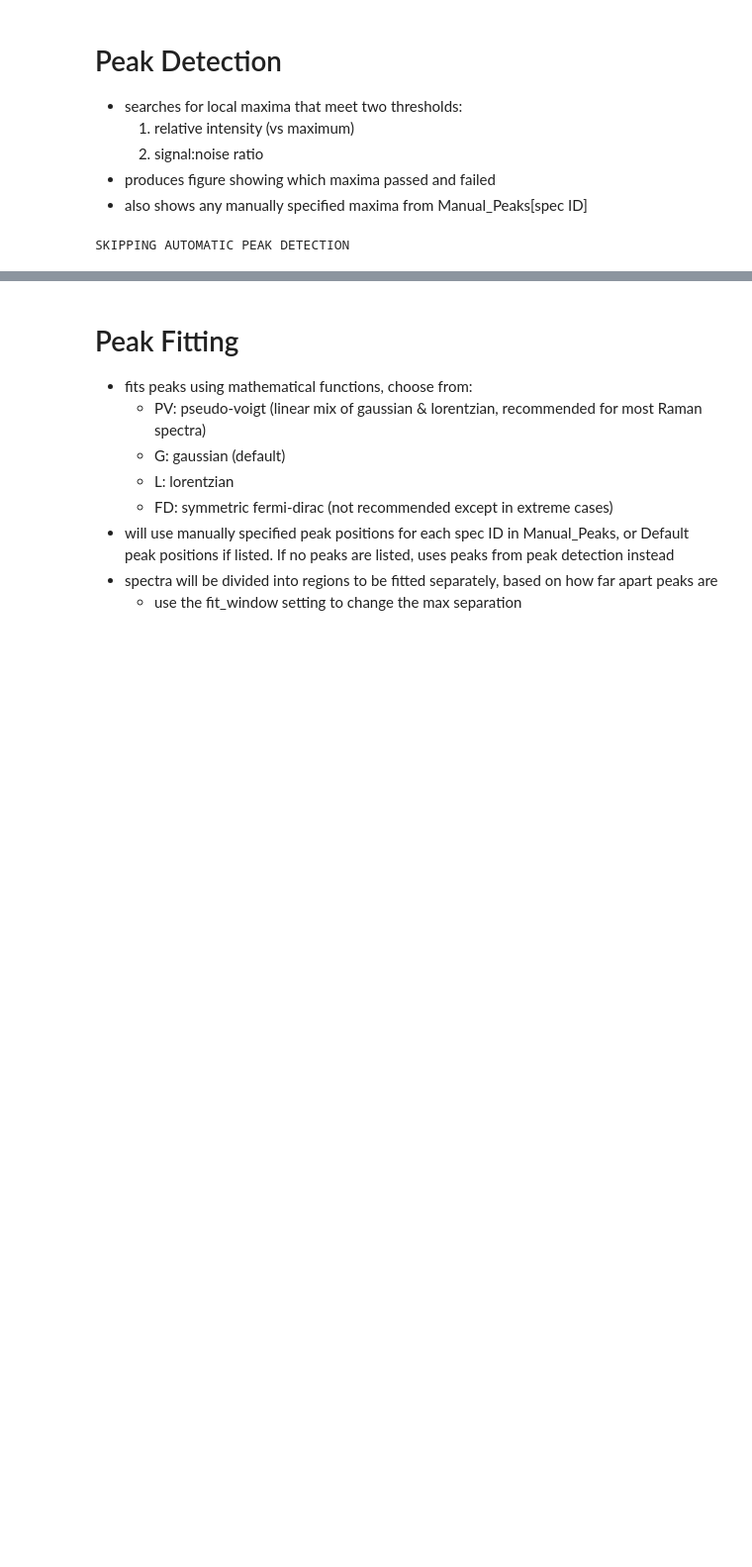
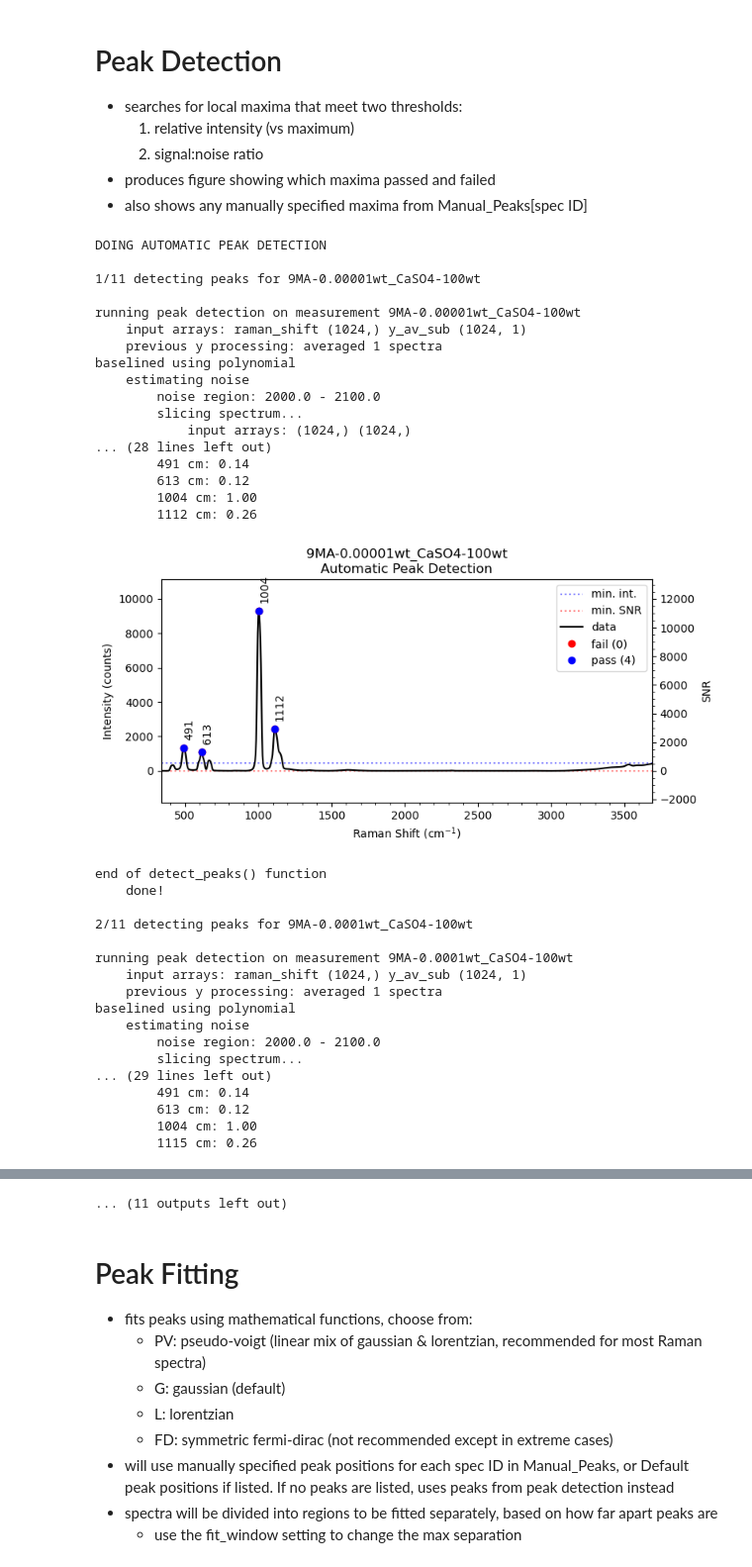
Before and after one commit to Jobium/Quantitative-Raman, a Jupyter notebook: Raman-processing_v01.ipynb, the cells around one changed output, grey strips where cells are left out. Shown at 99% size. Saved outputs shown, nothing was run; the diff lists cells and outputs as text; code cells hidden in the pictures; blank space fills up the shorter version.

```diff
--- a/Raman-processing_v01.ipynb
+++ b/Raman-processing_v01.ipynb
@@ -922,7 +953,7 @@ plotting dGTP-50mM_Na2SO4-50mM_H2O-55510mM, with 25 point spectra
 - also shows any manually specified maxima from Manual_Peaks[spec ID]
 # %%
 # skip this section?
-skip = True
+skip = False
 
 # print debug messages in viewer?
 debug = True
@@ -948,31 +979,65 @@ alt_key = 'y_av_sub'
 # keyname for detected peak table
 new_key ='detected-peaks'
 
 # show plot in viewer?
 show_plot = True
 
 # save plots to file?
 save_plot = True
 
 if skip == True:
     print("SKIPPING AUTOMATIC PEAK DETECTION")
 else:
     print("DOING AUTOMATIC PEAK DETECTION")
 
     process_count = 1
     for ID, measurement in data.items():
         print()
         print("%s/%s detecting peaks for %s" % (process_count, len(data.keys()), measurement.title))
 
         if hasattr(measurement, y_key) == True:
             temp = y_key
         else:
             temp = alt_key
 
         detect_peaks(measurement, x_key, temp, new_key, SNR_threshold=SNR_threshold,
                      norm_threshold=norm_threshold, min_sep=min_sep, show_plot=show_plot, save_plot=save_plot,
                      debug=debug)
         process_count += 1
         print("    done!")
 # %% [output]
-SKIPPING AUTOMATIC PEAK DETECTION
+DOING AUTOMATIC PEAK DETECTION
+
+1/11 detecting peaks for 9MA-0.00001wt_CaSO4-100wt
+
+running peak detection on measurement 9MA-0.00001wt_CaSO4-100wt
+    input arrays: raman_shift (1024,) y_av_sub (1024, 1)
+    previous y processing: averaged 1 spectra
+baselined using polynomial
+    estimating noise
+        noise region: 2000.0 - 2100.0
+        slicing spectrum...
+            input arrays: (1024,) (1024,)
+... (28 lines left out)
+        491 cm: 0.14
+        613 cm: 0.12
+        1004 cm: 1.00
+        1112 cm: 0.26
+[figure, added]
+end of detect_peaks() function
+    done!
+
+2/11 detecting peaks for 9MA-0.0001wt_CaSO4-100wt
+
+running peak detection on measurement 9MA-0.0001wt_CaSO4-100wt
+    input arrays: raman_shift (1024,) y_av_sub (1024, 1)
+    previous y processing: averaged 1 spectra
+baselined using polynomial
+    estimating noise
+        noise region: 2000.0 - 2100.0
+        slicing spectrum...
+... (29 lines left out)
+        491 cm: 0.14
+        613 cm: 0.12
+        1004 cm: 1.00
+        1115 cm: 0.26
@@ -979,3 +1117,4 @@ SKIPPING AUTOMATIC PEAK DETECTION
+... (11 outputs left out)
 # %% [markdown]
 # Peak Fitting
 - fits peaks using mathematical functions, choose from:
```
Also changed, not shown: parts of 9 cells of this notebook.
